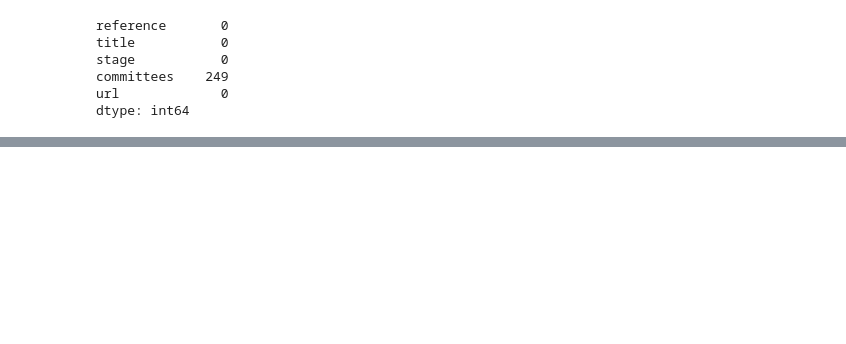
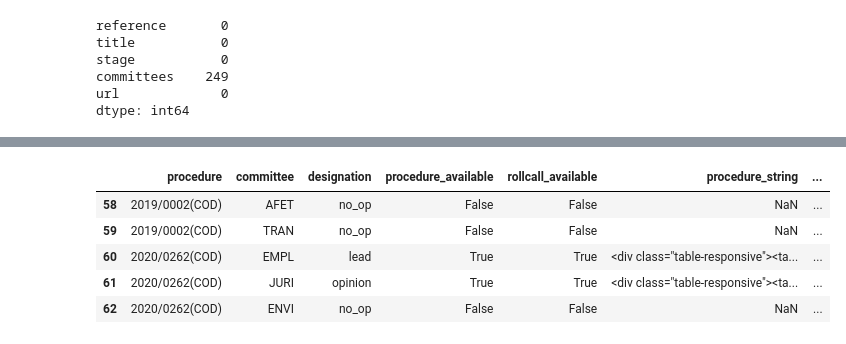
Before and after one commit to Palit2308/eu_legislation, a Jupyter notebook: scrapper/scrape_oeil_landing_page.ipynb, the cells around one changed output, grey strips where cells are left out. Drawn from its saved outputs; the diff is of its cells as text; code cells hidden in the pictures; blank space fills up the shorter version.

```diff
--- a/scrapper/scrape_oeil_landing_page.ipynb
+++ b/scrapper/scrape_oeil_landing_page.ipynb
@@ -1517,0 +3378,11 @@ df.shape
+# %%
+df = pd.read_csv(r'C:\Users\User\eu_legislation\scrapper\bld\beta_test_procedures_committee_vote_info.csv')
+
+df.tail()
+# %% [output]
+|  | procedure | committee | designation | procedure_available | rollcall_available | procedure_string | ... |
+| 58 | 2019/0002(COD) | AFET | no_op | False | False | NaN | ... |
+| 59 | 2019/0002(COD) | TRAN | no_op | False | False | NaN | ... |
+| 60 | 2020/0262(COD) | EMPL | lead | True | True | <div class="table-responsive"><ta... | ... |
+| 61 | 2020/0262(COD) | JURI | opinion | True | True | <div class="table-responsive"><ta... | ... |
+| 62 | 2020/0262(COD) | ENVI | no_op | False | False | NaN | ... |
```
Also changed, not shown: parts of 31 cells of this notebook, 3 other files.
